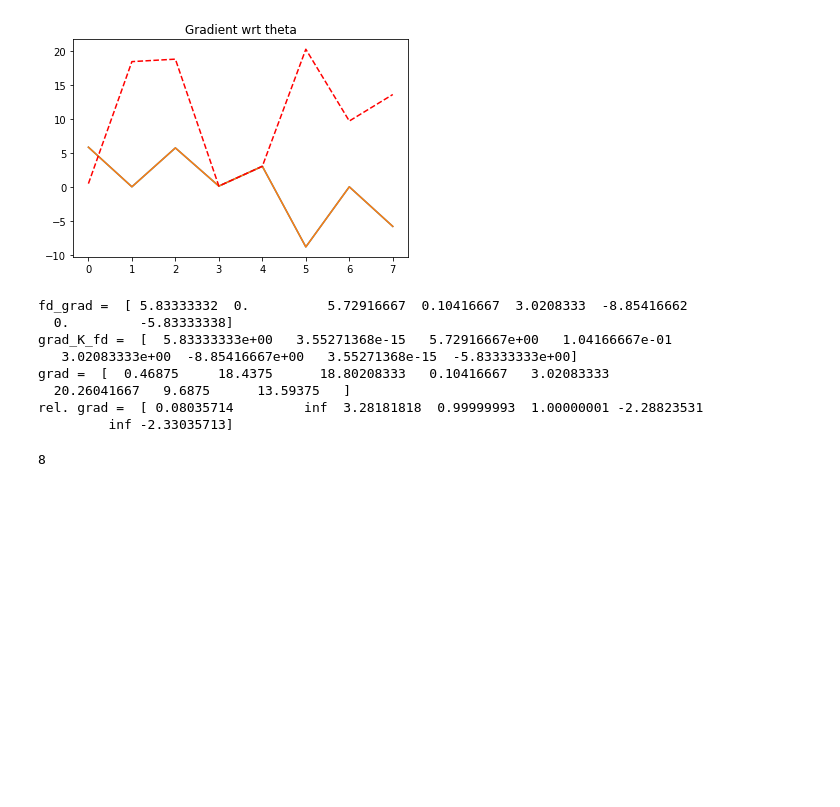
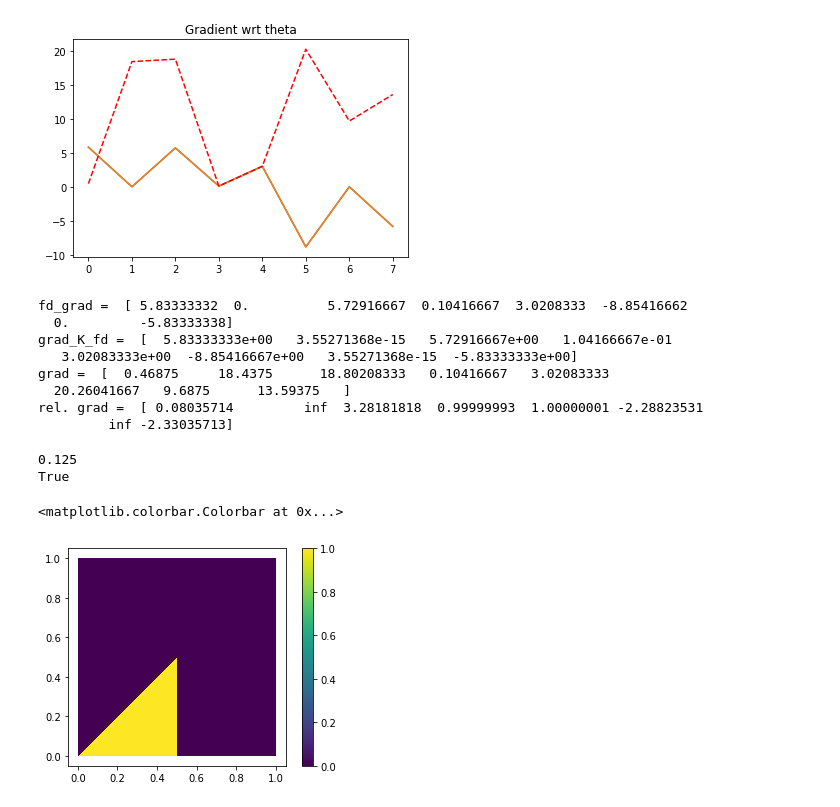
Before and after one commit to congri/stokesROM, a Jupyter notebook: dfDerivative.ipynb, the cells around one changed output. Cells and saved outputs as stored; diff of their text form; code cells hidden in the pictures; blank space fills up the shorter version.

```diff
--- a/dfDerivative.ipynb
+++ b/dfDerivative.ipynb
@@ -239,7 +239,20 @@ grad =  [  0.46875     18.4375      18.80208333   0.10416667   3.02083333
   20.26041667   9.6875      13.59375   ]
 rel. grad =  [ 0.08035714         inf  3.28181818  0.99999993  1.00000001 -2.28823531
          inf -2.33035713]
-# %%
-mesh.num_cells()
-# %% [output]
-8
+# %%
+cll = df.Cell(mesh, 0)
+print(cll.volume())
+a = np.array([.1, .1])
+pt = df.Point(a)
+print(cll.contains(pt))
+# %% [output]
+0.125
+True
+# %%
+constFun = df.Function(Vc)
+constFun.vector()[0] = 1.0
+pl = df.plot(constFun)
+plt.colorbar(pl)
+# %% [output]
+<matplotlib.colorbar.Colorbar at 0x...>
+[figure, added]
```
Also changed, not shown: 5 other files.
